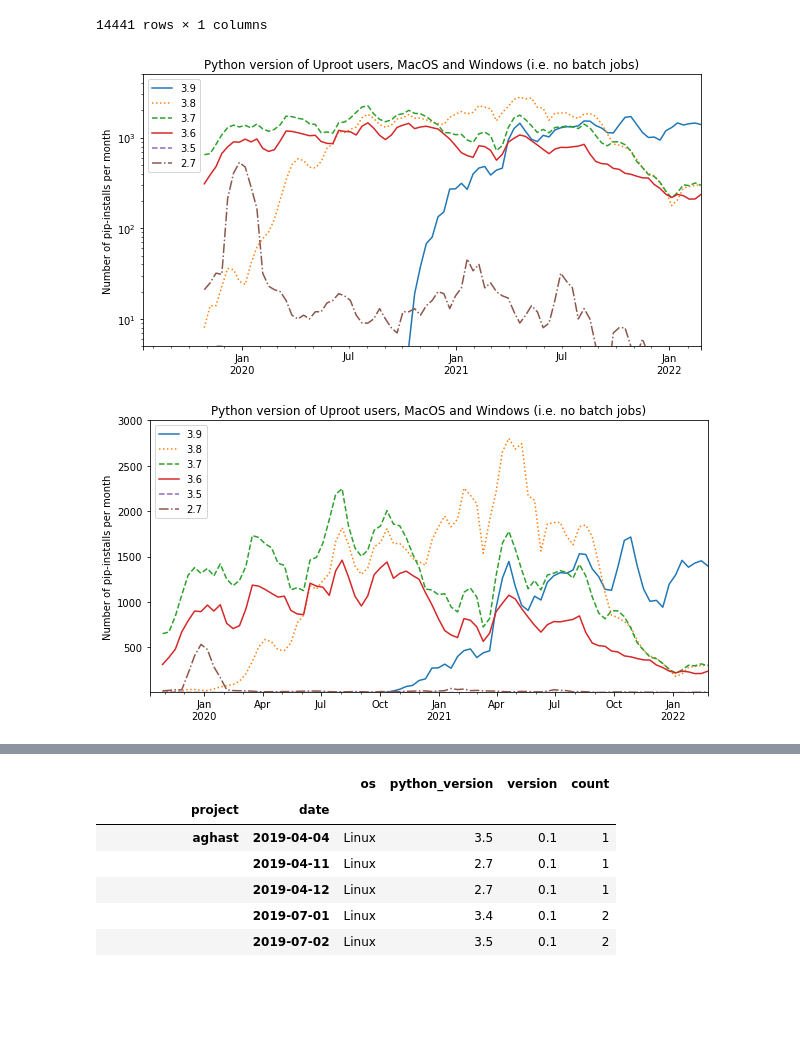
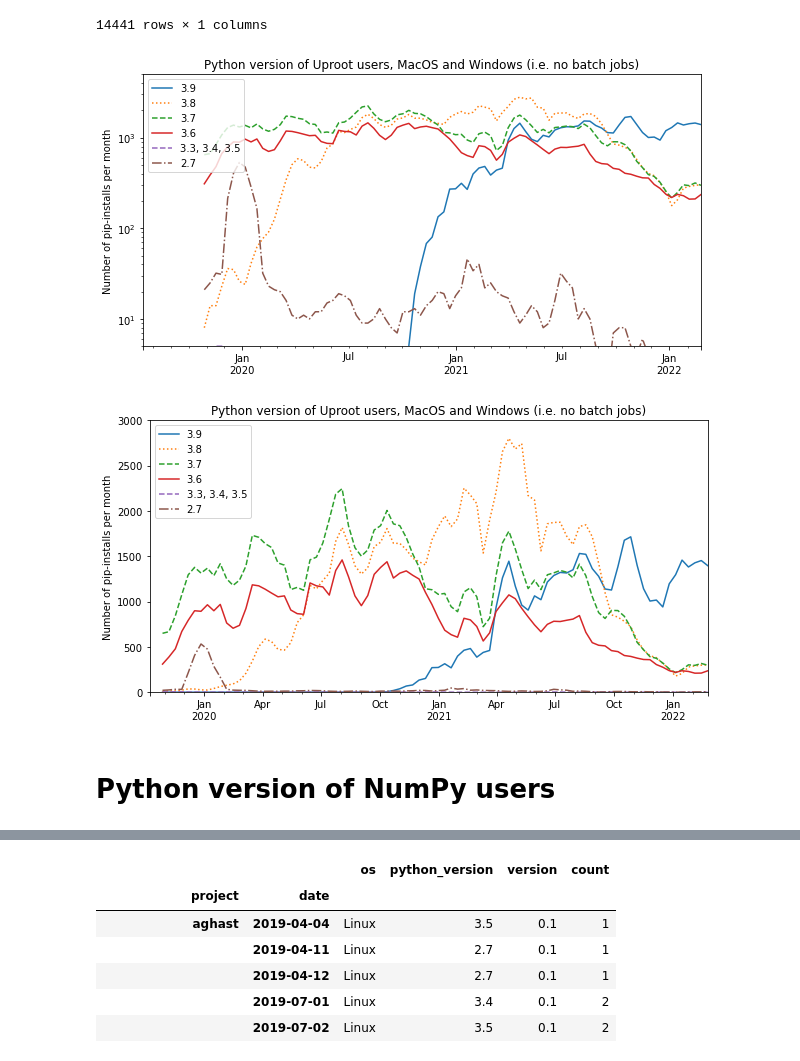
Before and after one commit to jpivarski-talks/2022-03-04-reload-statistics, a Jupyter notebook: pip-downloads.ipynb, the cells around one changed output, grey strips where cells are left out. Saved outputs shown, nothing was run; the diff lists cells and outputs as text; code cells hidden in the pictures; blank space fills up the shorter version.

```diff
--- a/pip-downloads.ipynb
+++ b/pip-downloads.ipynb
@@ -135,23 +137,23 @@ all_pythons = pd.DataFrame(by_python, index=by_python["3.8"].index).fillna(0)
 all_pythons["3.3, 3.4, 3.5"] = all_pythons["3.4"] + all_pythons["3.5"]
 # %%
 ax = all_pythons[[
-    "3.9", "3.8", "3.7", "3.6", "3.5", "2.7"
+    "3.9", "3.8", "3.7", "3.6", "3.3, 3.4, 3.5", "2.7"
 ]].rolling(3).sum().plot(logy=True, style=["-", ":", "--", "-", "--", "-."], figsize=(10, 5))
 ax.set_ylim(5, 5000)
 ax.set_xlim(pd.to_datetime("2019-07-15"), all_pythons.index[-1])
 ax.legend(loc="upper left")
 ax.set_xlabel("")
 ax.set_ylabel("Number of pip-installs per month")
 ax.set_title("Python version of Uproot users, MacOS and Windows (i.e. no batch jobs)")
 ax.get_figure().savefig("PLOTS/pip-macwin-pythonversion-uprootusers-log.svg")
 ax.get_figure().savefig("PLOTS/pip-macwin-pythonversion-uprootusers-log.pdf")
 # %% [output]
-[figure, old version]
+[figure, new version]
 # %%
 ax = all_pythons[[
-    "3.9", "3.8", "3.7", "3.6", "3.5", "2.7"
+    "3.9", "3.8", "3.7", "3.6", "3.3, 3.4, 3.5", "2.7"
 ]].rolling(3).sum().plot(logy=False, style=["-", ":", "--", "-", "--", "-."], figsize=(10, 5))
-ax.set_ylim(5, 3000)
+ax.set_ylim(0, 3000)
 ax.set_xlim(all_pythons.index[0], all_pythons.index[-1])
 ax.legend(loc="upper left")
 ax.set_xlabel("")
@@ -160,4 +162,6 @@ ax.set_title("Python version of Uproot users, MacOS and Windows (i.e. no batch j
 ax.get_figure().savefig("PLOTS/pip-macwin-pythonversion-uprootusers-lin.svg")
 ax.get_figure().savefig("PLOTS/pip-macwin-pythonversion-uprootusers-lin.pdf")
 # %% [output]
-[figure, old version]
+[figure, new version]
+# %% [markdown]
+# Python version of NumPy users
```
Also changed, not shown: parts of 15 cells of this notebook, 28 other files.
